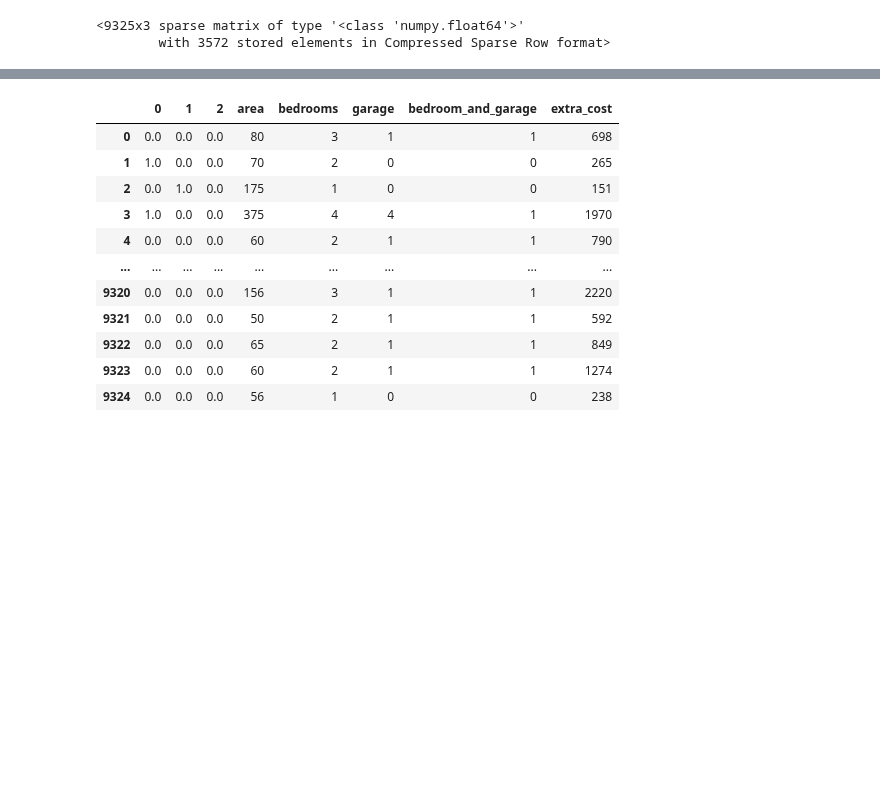
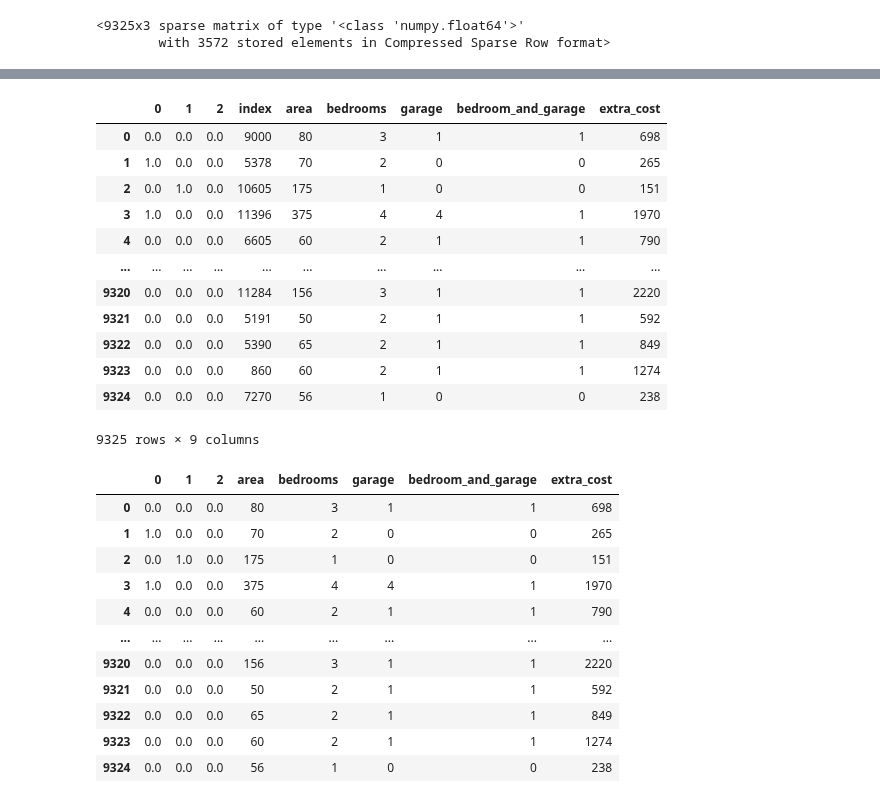
Before and after one commit to viktoruebelhart/studies, a Jupyter notebook: Intro_ML.ipynb, the cells around one changed output, grey strips where cells are left out. Drawn from its saved outputs; the diff is of its cells as text; code cells hidden in the pictures; blank space fills up the shorter version.

```diff
--- a/Intro_ML.ipynb
+++ b/Intro_ML.ipynb
@@ -147,3 +163,19 @@ X_test_processed = pd.concat([pd.DataFrame(X_test_categorical.toarray()), X_test
+# %%
+X_train_processed
+# %% [output]
+|  | 0 | 1 | 2 | index | area | bedrooms | garage | bedroom_and_garage | extra_cost |
+| 0 | 0.0 | 0.0 | 0.0 | 9000 | 80 | 3 | 1 | 1 | 698 |
+| 1 | 1.0 | 0.0 | 0.0 | 5378 | 70 | 2 | 0 | 0 | 265 |
+| 2 | 0.0 | 1.0 | 0.0 | 10605 | 175 | 1 | 0 | 0 | 151 |
+| 3 | 1.0 | 0.0 | 0.0 | 11396 | 375 | 4 | 4 | 1 | 1970 |
+| 4 | 0.0 | 0.0 | 0.0 | 6605 | 60 | 2 | 1 | 1 | 790 |
+| ... | ... | ... | ... | ... | ... | ... | ... | ... | ... |
+| 9320 | 0.0 | 0.0 | 0.0 | 11284 | 156 | 3 | 1 | 1 | 2220 |
+| 9321 | 0.0 | 0.0 | 0.0 | 5191 | 50 | 2 | 1 | 1 | 592 |
+| 9322 | 0.0 | 0.0 | 0.0 | 5390 | 65 | 2 | 1 | 1 | 849 |
+| 9323 | 0.0 | 0.0 | 0.0 | 860 | 60 | 2 | 1 | 1 | 1274 |
+| 9324 | 0.0 | 0.0 | 0.0 | 7270 | 56 | 1 | 0 | 0 | 238 |
+9325 rows × 9 columns
 # %%
 X_train_processed = X_train_processed.drop(columns='index')
 X_test_processed = X_test_processed.drop(columns='index')
```
Also changed, not shown: parts of 1 cell of this notebook.
